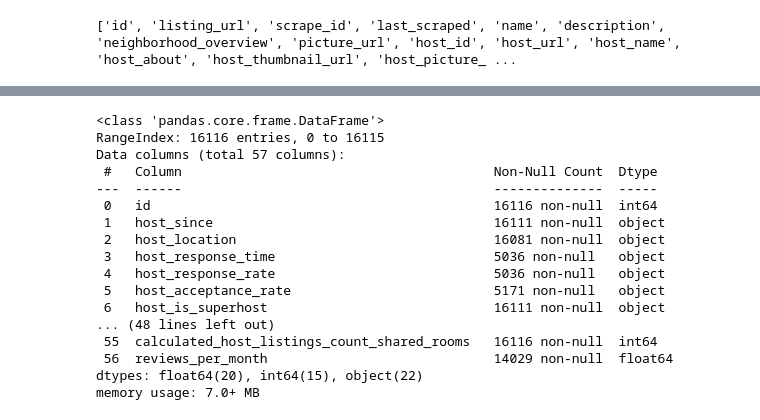
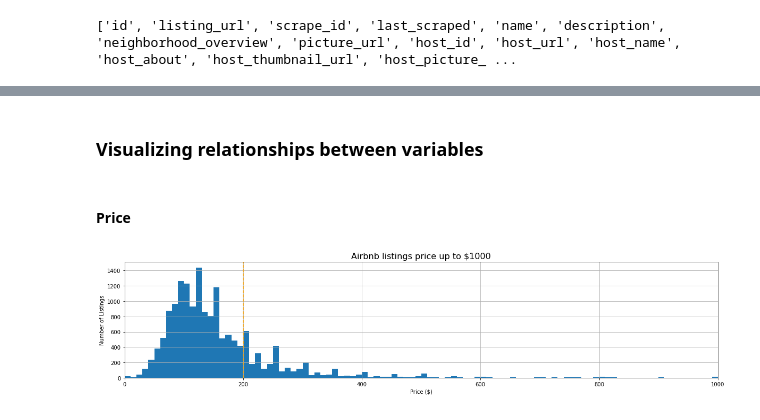
Before and after one commit to shroffp05/MSCA-37014--Python-For-Analytics, a Jupyter notebook: Airbnb Price Prediction Model.ipynb, the cells around one changed output, grey strips where cells are left out. Drawn from its saved outputs; the diff is of its cells as text; code cells hidden in the pictures.

```diff
--- a/Airbnb Price Prediction Model.ipynb
+++ b/Airbnb Price Prediction Model.ipynb
@@ -220,20 +232,16 @@ df2.head()
-# %%
-df2.info()
-# %% [output]
-<class 'pandas.core.frame.DataFrame'>
-RangeIndex: 16116 entries, 0 to 16115
-Data columns (total 57 columns):
- #   Column                                        Non-Null Count  Dtype
----  ------                                        --------------  -----
- 0   id                                            16116 non-null  int64
- 1   host_since                                    16111 non-null  object
- 2   host_location                                 16081 non-null  object
- 3   host_response_time                            5036 non-null   object
- 4   host_response_rate                            5036 non-null   object
- 5   host_acceptance_rate                          5171 non-null   object
- 6   host_is_superhost                             16111 non-null  object
-... (48 lines left out)
- 55  calculated_host_listings_count_shared_rooms   16116 non-null  int64
- 56  reviews_per_month                             14029 non-null  float64
-dtypes: float64(20), int64(15), object(22)
-memory usage: 7.0+ MB
+# %% [markdown]
+### Visualizing relationships between variables
+# %% [markdown]
+#### Price
+# %%
+# Checking the distribution of price
+plt.figure(figsize=(20,4))
+df2['price_ft'].hist(bins=100, range=(0,1000))
+plt.margins(x=0)
+plt.axvline(200, color='orange', linestyle='--')
+plt.title("Airbnb listings price up to $1000", fontsize=16)
+plt.xlabel('Price ($)')
+plt.ylabel('Number of Listings')
+plt.show()
+# %% [output]
+[figure, added]
```
Also changed, not shown: parts of 69 cells of this notebook.
